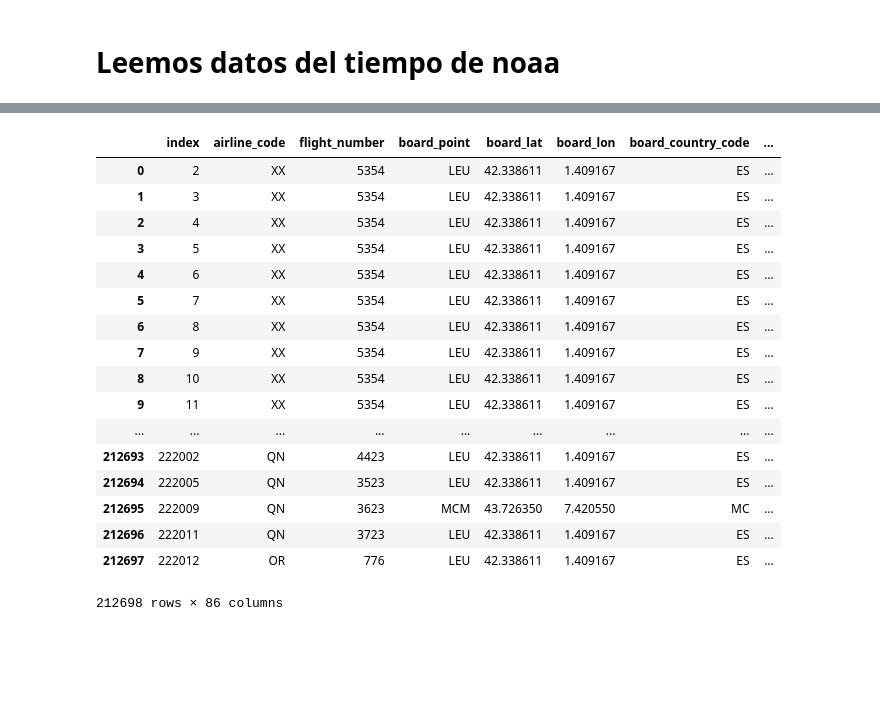
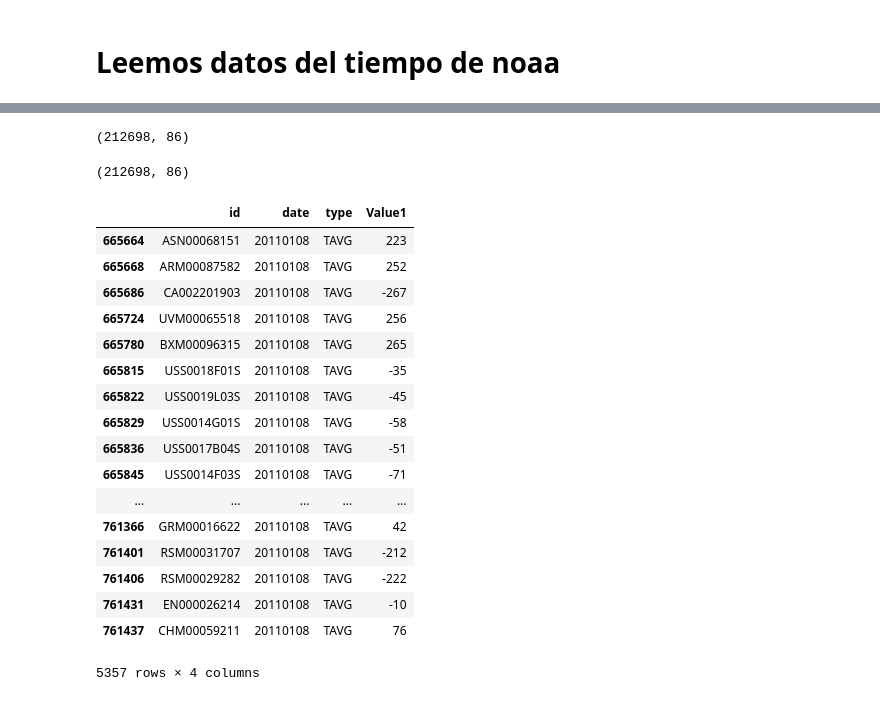
Before and after one commit to EMayorga/TFM, a Jupyter notebook: WeatherScriptv02.ipynb, the cells around one changed output, grey strips where cells are left out. Saved outputs shown, nothing was run; the diff lists cells and outputs as text; code cells hidden in the pictures; blank space fills up the shorter version.

```diff
--- a/WeatherScriptv02.ipynb
+++ b/WeatherScriptv02.ipynb
@@ -133,7 +133,7 @@ print(end - start)
 # %%
 start = time.time()
-weatherdf = weather2016
-del weather2016
+weatherdf = weather2011
+del weather2011
 del weatherdf['Value3']
 del weatherdf['Value4']
 del weatherdf['Value5']
@@ -422,12 +422,12 @@ def functionPlus(year, month, day):
 #variables de inicio
 dia = 1
 mes = 1
-anyo = 2016
+anyo = 2011
 # %%
-for mes in range(2,7):
+for mes in range(1,2):
     print 'empiezo el mes', mes
     mesw = str(mes)
-    for dia in range(1,32):
+    for dia in range(1,9):
         print 'empiezo el dia - ' ,dia
         diaw = str(dia)
         if dia < 10:
@@ -473,15 +473,3 @@ tratados  (146306, 86)
 sin tratar totales del año  (0, 86)
 del mes sin tratar  (0, 86)
 vuelos del dia sin tratar  (0, 86)
-# %%
-for mes in range(7,13):
-    print 'empiezo el mes', mes
-    mesw = str(mes)
-    for dia in range(1,32):
-        print 'empiezo el dia - ' ,dia
-        diaw = str(dia)
-        if dia < 10:
-            diaw = '0'+diaw
-
-        weatherdf = functionWeatherDay(anyo,mesw,diaw)
-        functionPlus(anyo,mes,dia)
@@ -506 +589,9 @@ empiezo el dia -  31
+# %%
+vuelos[vuelos.WDMV_o==9999.0].shape
+# %% [output]
+(212698, 86)
+# %%
+vuelos[vuelos.WDMV_d==9999.0].shape
+# %% [output]
+(212698, 86)
 # %%
@@ -508,21 +599,0 @@ vuelos.to_csv('vuelos.csv', sep=',', index=False)
-# %%
-vuelos
-# %% [output]
-|  | index | airline_code | flight_number | board_point | board_lat | board_lon | board_country_code | ... |
-| 0 | 2 | XX | 5354 | LEU | 42.338611 | 1.409167 | ES | ... |
-| 1 | 3 | XX | 5354 | LEU | 42.338611 | 1.409167 | ES | ... |
-| 2 | 4 | XX | 5354 | LEU | 42.338611 | 1.409167 | ES | ... |
-| 3 | 5 | XX | 5354 | LEU | 42.338611 | 1.409167 | ES | ... |
-| 4 | 6 | XX | 5354 | LEU | 42.338611 | 1.409167 | ES | ... |
-| 5 | 7 | XX | 5354 | LEU | 42.338611 | 1.409167 | ES | ... |
-| 6 | 8 | XX | 5354 | LEU | 42.338611 | 1.409167 | ES | ... |
-| 7 | 9 | XX | 5354 | LEU | 42.338611 | 1.409167 | ES | ... |
-| 8 | 10 | XX | 5354 | LEU | 42.338611 | 1.409167 | ES | ... |
-| 9 | 11 | XX | 5354 | LEU | 42.338611 | 1.409167 | ES | ... |
-| ... | ... | ... | ... | ... | ... | ... | ... | ... |
-| 212693 | 222002 | QN | 4423 | LEU | 42.338611 | 1.409167 | ES | ... |
-| 212694 | 222005 | QN | 3523 | LEU | 42.338611 | 1.409167 | ES | ... |
-| 212695 | 222009 | QN | 3623 | MCM | 43.726350 | 7.420550 | MC | ... |
-| 212696 | 222011 | QN | 3723 | LEU | 42.338611 | 1.409167 | ES | ... |
-| 212697 | 222012 | OR | 776 | LEU | 42.338611 | 1.409167 | ES | ... |
-212698 rows × 86 columns
@@ -528,0 +602,21 @@ vuelos
+# %%
+weatherdf[weatherdf["type"]=="TAVG"]
+# %% [output]
+|  | id | date | type | Value1 |
+| 665664 | ASN00068151 | 20110108 | TAVG | 223 |
+| 665668 | ARM00087582 | 20110108 | TAVG | 252 |
+| 665686 | CA002201903 | 20110108 | TAVG | -267 |
+| 665724 | UVM00065518 | 20110108 | TAVG | 256 |
+| 665780 | BXM00096315 | 20110108 | TAVG | 265 |
+| 665815 | USS0018F01S | 20110108 | TAVG | -35 |
+| 665822 | USS0019L03S | 20110108 | TAVG | -45 |
+| 665829 | USS0014G01S | 20110108 | TAVG | -58 |
+| 665836 | USS0017B04S | 20110108 | TAVG | -51 |
+| 665845 | USS0014F03S | 20110108 | TAVG | -71 |
+| ... | ... | ... | ... | ... |
+| 761366 | GRM00016622 | 20110108 | TAVG | 42 |
+| 761401 | RSM00031707 | 20110108 | TAVG | -212 |
+| 761406 | RSM00029282 | 20110108 | TAVG | -222 |
+| 761431 | EN000026214 | 20110108 | TAVG | -10 |
+| 761437 | CHM00059211 | 20110108 | TAVG | 76 |
+5357 rows × 4 columns
```
Also changed, not shown: parts of 39 cells of this notebook.
